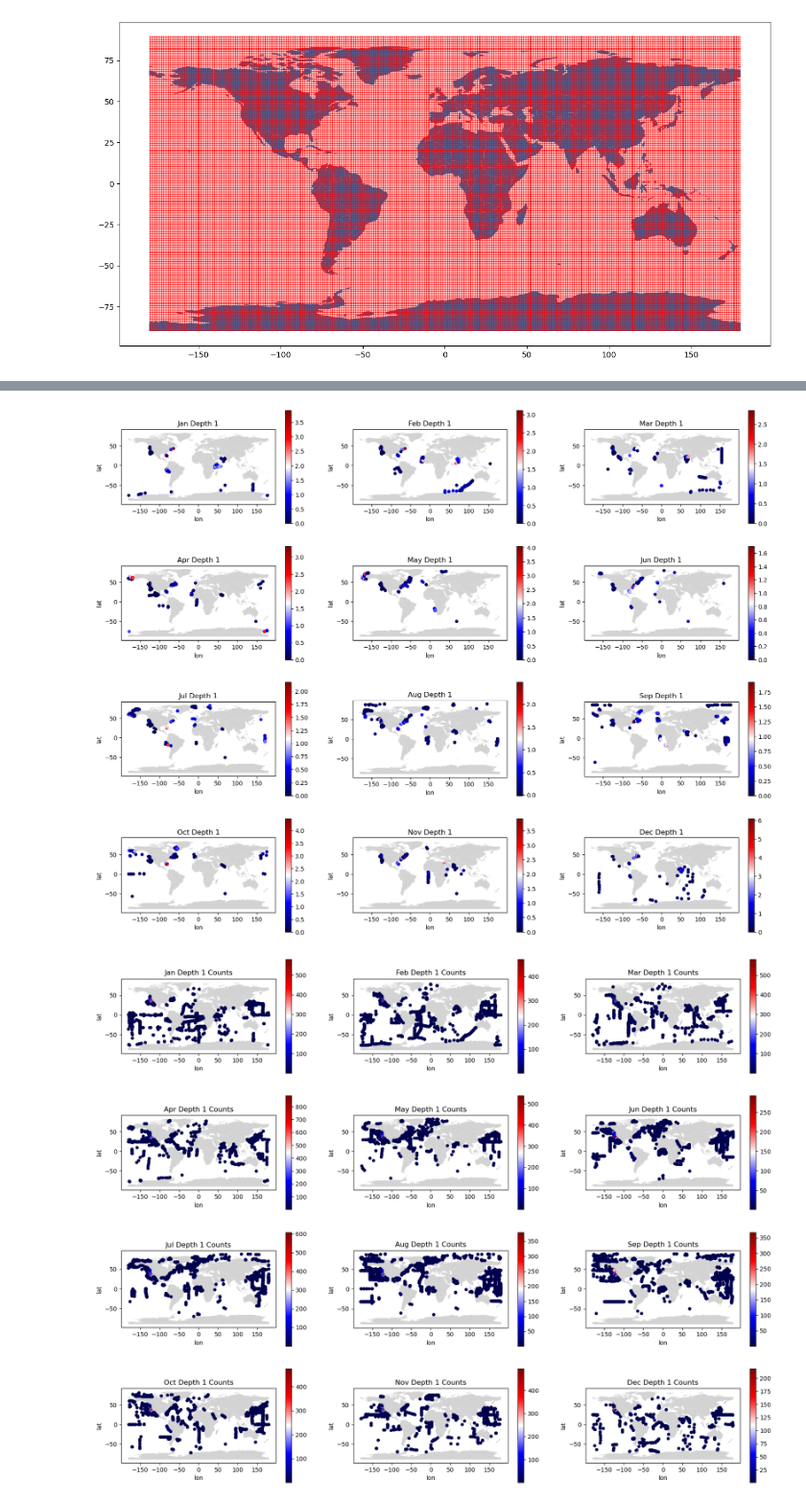
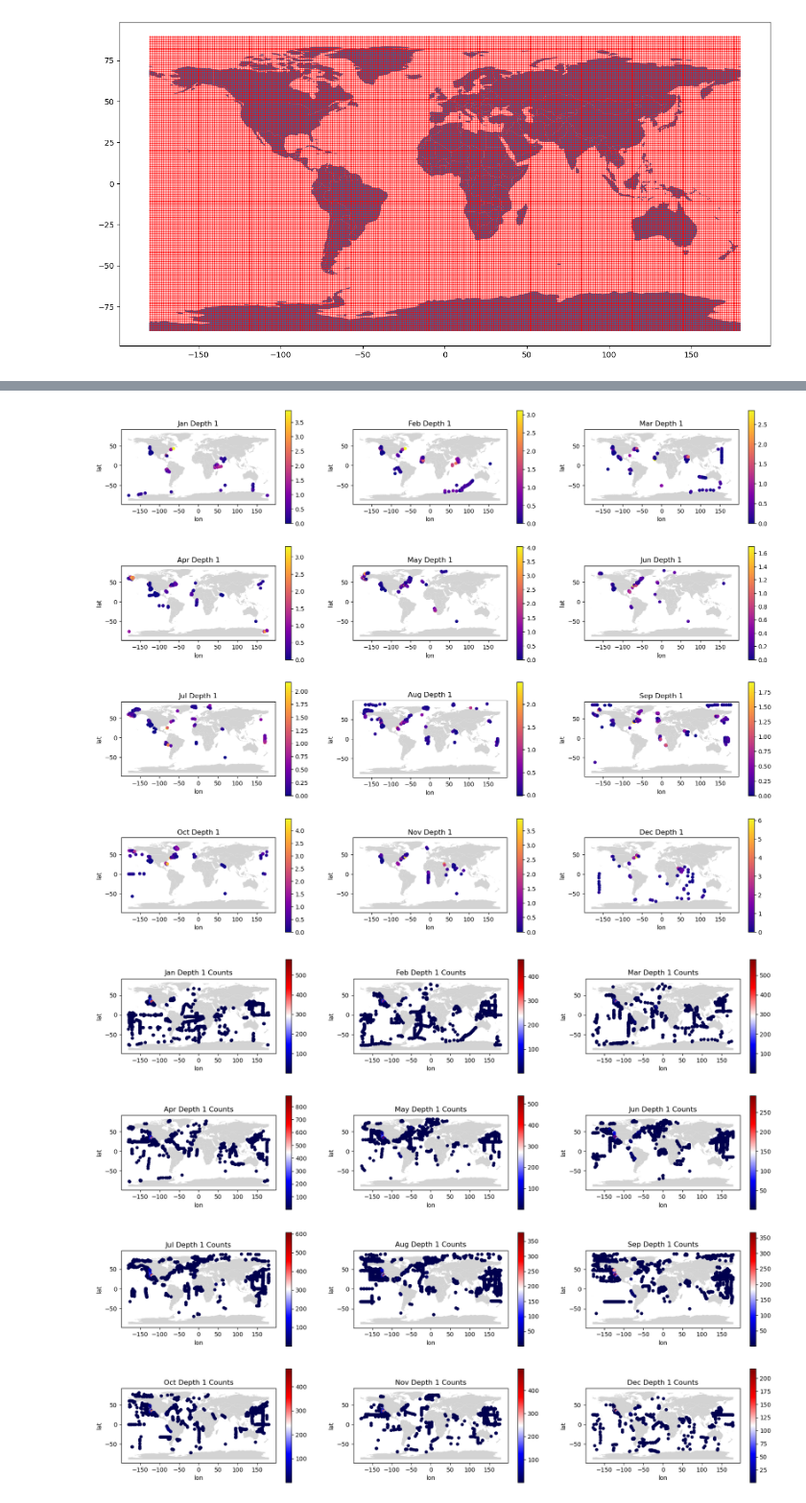
Before and after one commit to varunpatro1/ammonia_OBEG, a Jupyter notebook: grid_processing.ipynb, the cells around one changed output, grey strips where cells are left out. Shown at 96% size. Drawn from its saved outputs; the diff is of its cells as text; code cells hidden in the pictures.

Commit message:
changed color map to plasma

```diff
--- a/grid_processing.ipynb
+++ b/grid_processing.ipynb
@@ -224,6 +224,20 @@ df['sep_depth_1'] = sep_depth_1_flat.tolist()
 df['octo_depth_1'] = octo_depth_1_flat.tolist()
 df['nov_depth_1'] = nov_depth_1_flat.tolist()
 df['dec_depth_1'] = dec_depth_1_flat.tolist()
+# %%
+# adding 12 new columns to the data frame: log of the concentrations
+df['jan_log_depth_1'] = (np.log(jan_depth_1_flat)).tolist()
+df['feb_log_depth_1'] = (np.log(feb_depth_1_flat)).tolist()
+df['mar_log_depth_1'] = (np.log(mar_depth_1_flat)).tolist()
+df['apr_log_depth_1'] = (np.log(apr_depth_1_flat)).tolist()
+df['may_log_depth_1'] = (np.log(may_depth_1_flat)).tolist()
+df['jun_log_depth_1'] = (np.log(jun_depth_1_flat)).tolist()
+df['jul_log_depth_1'] = (np.log(jul_depth_1_flat)).tolist()
+df['aug_log_depth_1'] = (np.log(aug_depth_1_flat)).tolist()
+df['sep_log_depth_1'] = (np.log(sep_depth_1_flat)).tolist()
+df['octo_log_depth_1'] = (np.log(octo_depth_1_flat)).tolist()
+df['nov_log_depth_1'] = (np.log(nov_depth_1_flat)).tolist()
+df['dec_log_depth_1'] = (np.log(dec_depth_1_flat)).tolist()
 # %%
 # adding 12 new columns to the data frame
 df_counts['jan_depth_1'] = jan_depth_1_flat_counts.tolist()
@@ -273,31 +287,31 @@ df_counts
 # %%
 # plotting
 
 # creating titles for graphs to be displayed
 titles = ['Jan Depth 1', 'Feb Depth 1', 'Mar Depth 1', \
          'Apr Depth 1', 'May Depth 1', 'Jun Depth 1', \
          'Jul Depth 1', 'Aug Depth 1', 'Sep Depth 1', \
          'Oct Depth 1', 'Nov Depth 1', 'Dec Depth 1']
 
 # displaying 4 rows of 3 graphs
 fig, ax = plt.subplots(figsize=(20,16), ncols = 3, nrows = 4, gridspec_kw = None)
 countries = gpd.read_file(
      gpd.datasets.get_path("naturalearth_lowres"))
 
 for i in range(4):
     for j in range(3):
         countries.plot(color="lightgrey", ax = ax[i][j])
 
 indices = [ax[0,0], ax[0,1], ax[0,2], ax[1,0], ax[1,1], ax[1,2], \
            ax[2,0], ax[2,1], ax[2,2], ax[3,0], ax[3,1], ax[3,2]]
 
 # plot points
 
 for i in range(12):
     df.plot(x="lon", y="lat", kind="scatter",
-        c=df.iloc[:,i+2], colormap="seismic",
+        c=df.iloc[:,i+3], colormap="plasma",
         title= titles[i] ,
         ax=indices[i])
 plt.show()
 # %% [output]
-[figure, old version]
+[figure, new version]
```
Also changed, not shown: parts of 8 cells of this notebook.
